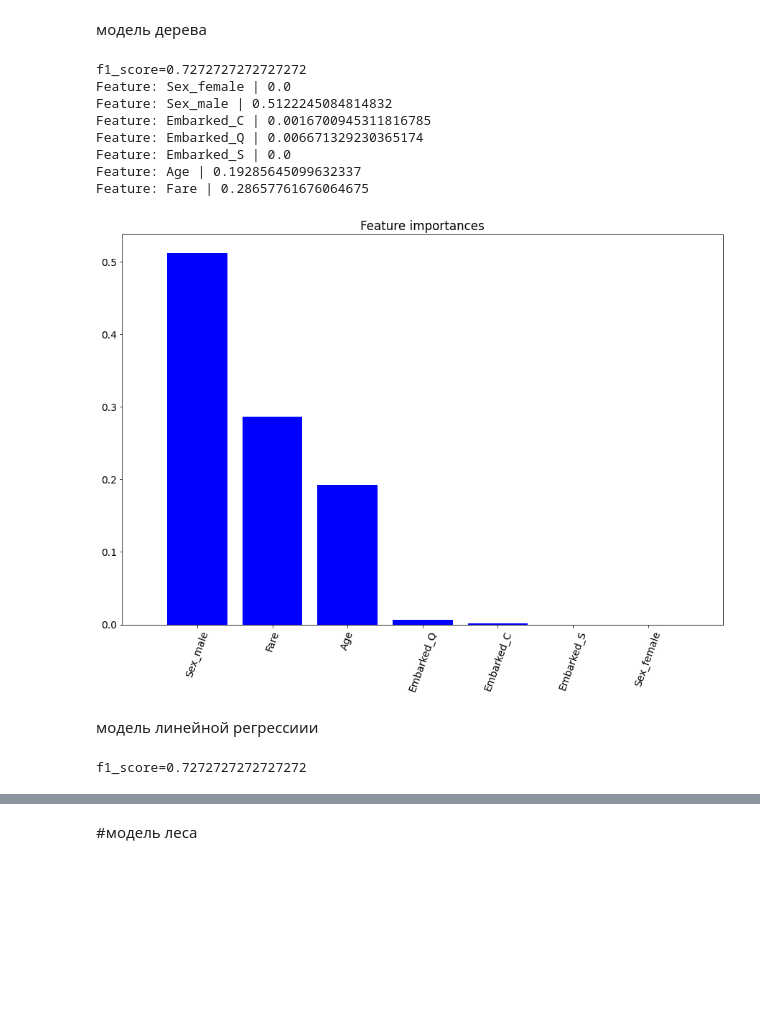
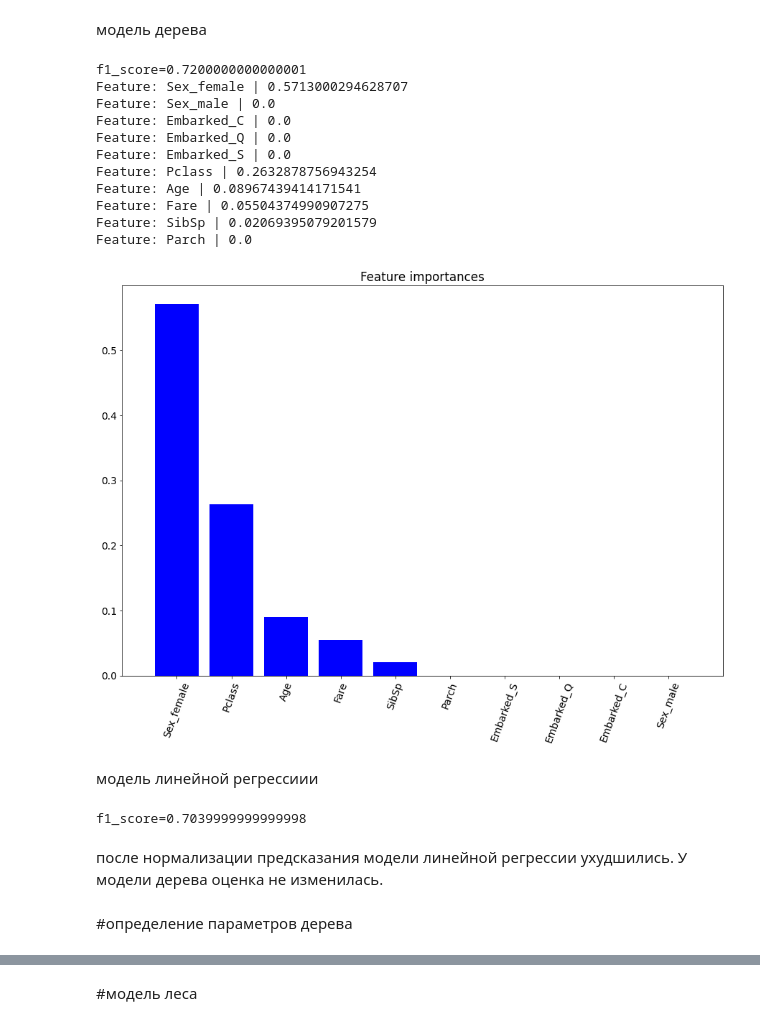
Before and after one commit to aligtr/ml, a Jupyter notebook: Lab3_RandomForest.ipynb, the cells around one changed output, grey strips where cells are left out. Saved outputs shown, nothing was run; the diff lists cells and outputs as text; code cells hidden in the pictures; blank space fills up the shorter version.

```diff
--- a/Lab3_RandomForest.ipynb
+++ b/Lab3_RandomForest.ipynb
@@ -39,7 +42,7 @@ from sklearn.pipeline import Pipeline
 
 # Составляет список признаков для обработки
 categorical_features = ['Sex', 'Embarked']
-numeric_features = ['Age', 'Fare']
+numeric_features = ['Pclass','Age', 'Fare','SibSp',	'Parch']
 
 # Создаем обработчик категориальных признаков
 categorical_transformer = Pipeline(
@@ -67,7 +70,8 @@ preprocessor = ColumnTransformer(
 preprocessor.fit(df)
 
 X_data = preprocessor.transform(df)
+
 print(type(X_data))
-print(X_data)
+print(X_data.shape)
 # %% [output]
 <class 'numpy.ndarray'>
@@ -122,7 +120,7 @@ def show_importance(model, feature_names, X):
 # %%
 from sklearn.tree import DecisionTreeClassifier, plot_tree
 
-tree = DecisionTreeClassifier(random_state=42,max_depth=7,criterion='gini')
+tree = DecisionTreeClassifier(random_state=42,max_depth=3,criterion='entropy')
 tree.fit(X_train, y_train)
 y_pred=tree.predict(X_test)
 f1 = f1_score(y_test,y_pred)
@@ -175,22 +179,25 @@ X_test_scaled = scaler.transform(X_test)
 # %% [markdown]
 модель дерева
 # %%
-tree = DecisionTreeClassifier(random_state=42,max_depth=7,criterion='gini')
+tree = DecisionTreeClassifier(random_state=42,max_depth=3,criterion='entropy')
 tree.fit(X_train_scaled, y_train)
 y_pred=tree.predict(X_test_scaled)
 f1 = f1_score(y_test,y_pred)
 print(f'f1_score={f1}')
 show_importance(tree, recovered_feat_names, X_train_scaled)
 # %% [output]
-f1_score=0.7272727272727272
-Feature: Sex_female | 0.0
-Feature: Sex_male | 0.5122245084814832
-Feature: Embarked_C | 0.0016700945311816785
-Feature: Embarked_Q | 0.006671329230365174
+f1_score=0.7200000000000001
+Feature: Sex_female | 0.5713000294628707
+Feature: Sex_male | 0.0
+Feature: Embarked_C | 0.0
+Feature: Embarked_Q | 0.0
 Feature: Embarked_S | 0.0
-Feature: Age | 0.19285645099632337
-Feature: Fare | 0.28657761676064675
+Feature: Pclass | 0.2632878756943254
+Feature: Age | 0.08967439414171541
+Feature: Fare | 0.05504374990907275
+Feature: SibSp | 0.02069395079201579
+Feature: Parch | 0.0
-[figure, old version]
+[figure, new version]
 # %% [markdown]
 модель линейной регрессиии
 # %%
@@ -198,10 +205,15 @@ Feature: Fare | 0.28657761676064675
 reg = LinearRegression()
 # Обучаем на выборке для обучения
 reg.fit(X_train_scaled, y_train)
+y_pred=np.round(reg.predict(X_test_scaled))
 f1 = f1_score(y_test,y_pred)
 print(f'f1_score={f1}')
 # %% [output]
-f1_score=0.7272727272727272
+f1_score=0.7039999999999998
+# %% [markdown]
+после нормализации предсказания модели линейной регрессии ухудшились. У модели дерева оценка не изменилась.
+# %% [markdown]
+#определение параметров дерева
 # %%
 from sklearn.model_selection import cross_val_score
 f1_scores=np.ndarray([14,2])
```
Also changed, not shown: parts of 37 cells of this notebook.
